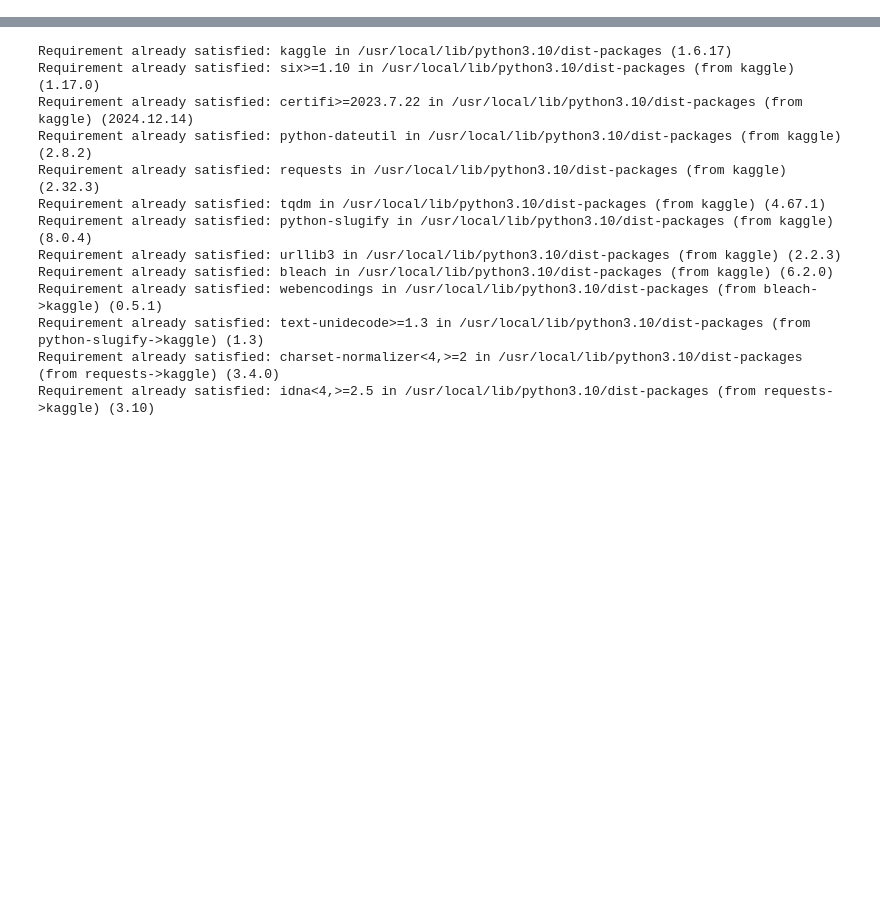
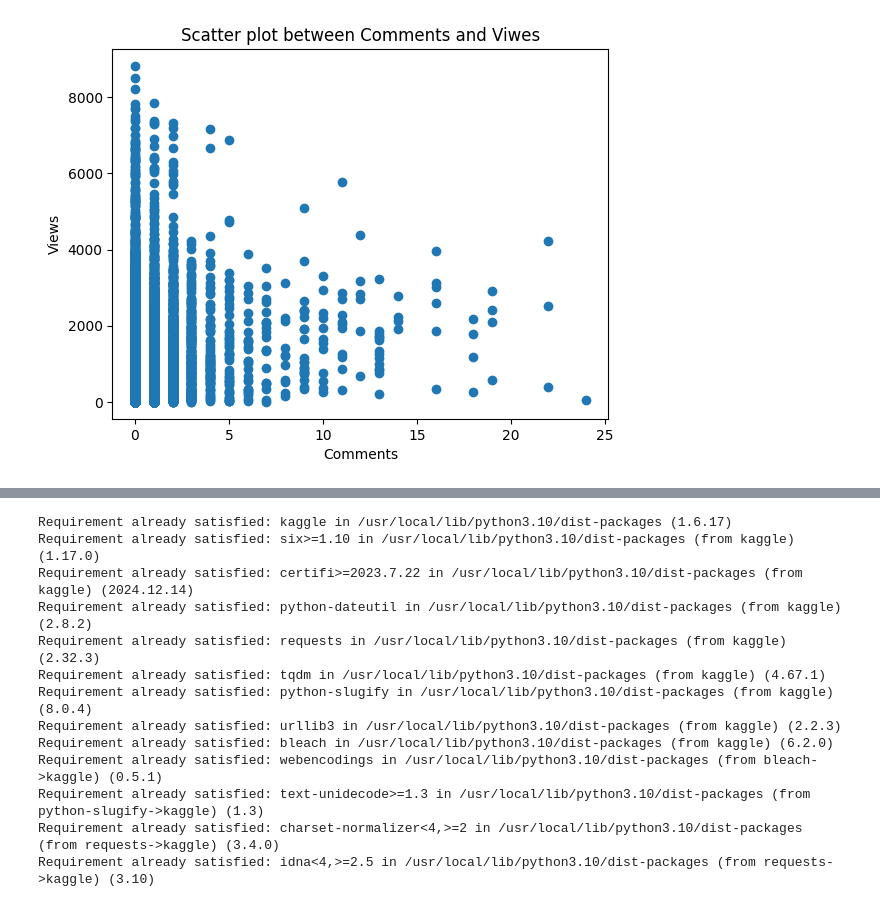
Before and after one commit to GENTLEW1ND/Python, a Jupyter notebook: Youtube_channel_analytics.ipynb, the cells around one changed output, grey strips where cells are left out. Cells and saved outputs as stored; diff of their text form; code cells hidden in the pictures; blank space fills up the shorter version.

```diff
--- a/Youtube_channel_analytics.ipynb
+++ b/Youtube_channel_analytics.ipynb
@@ -2,0 +174,8 @@
+# %%
+plt.scatter(dataset['comments'],dataset['views'])
+plt.xlabel('Comments')
+plt.ylabel('Views')
+plt.title("Scatter plot between Comments and Viwes")
+plt.show()
+# %% [output]
+[figure, added]
```
Also changed, not shown: parts of 27 cells of this notebook.
